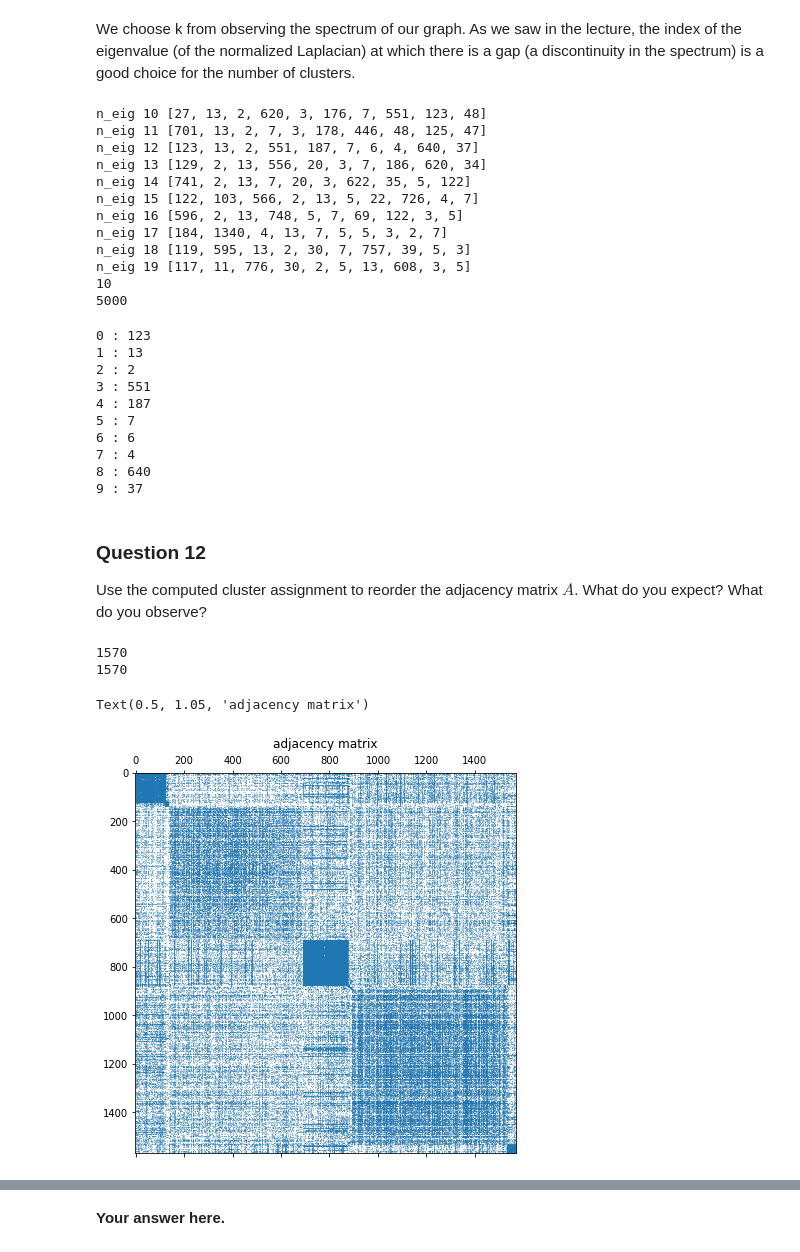
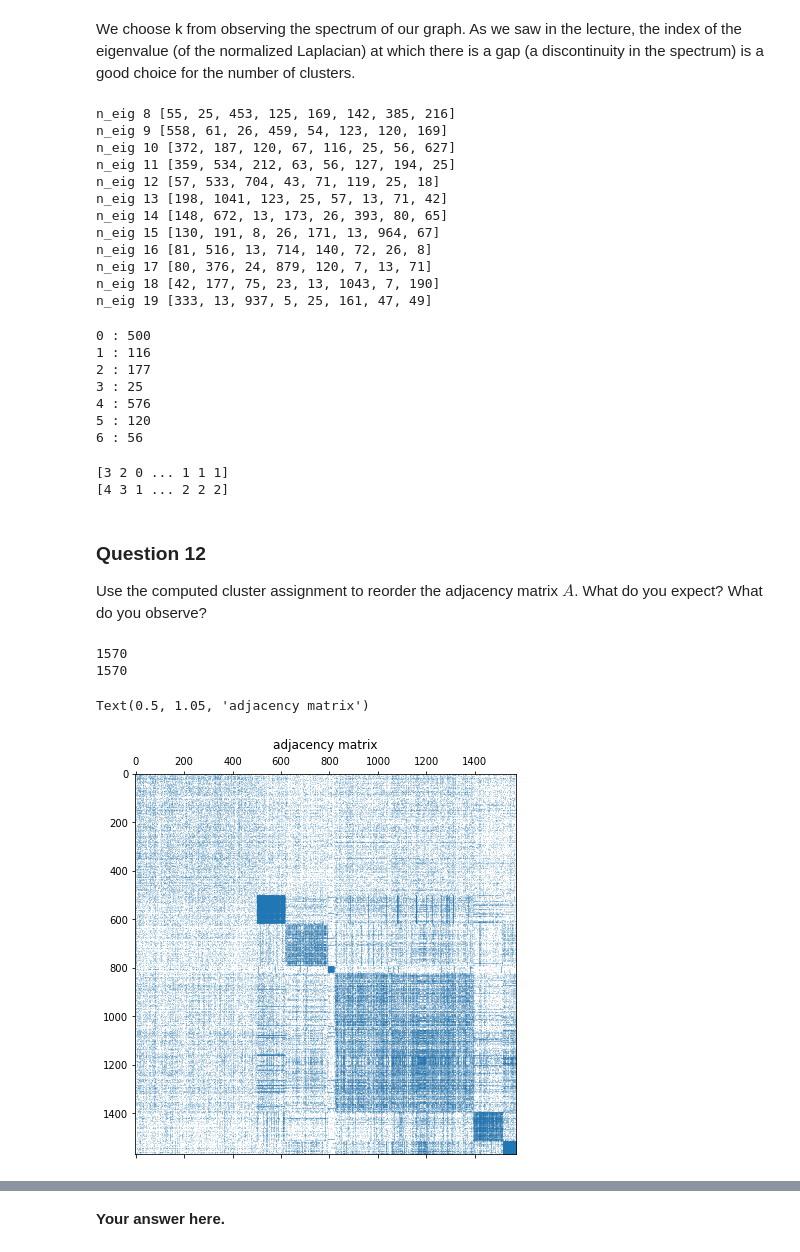
Before and after one commit to vndk36/Project_ntds2018, a Jupyter notebook: Milestone_3/3_spectral_graph_theory_coffee.ipynb, the cells around one changed output, grey strips where cells are left out. Drawn from its saved outputs; the diff is of its cells as text; code cells hidden in the pictures.

```diff
--- a/Milestone_3/3_spectral_graph_theory_coffee.ipynb
+++ b/Milestone_3/3_spectral_graph_theory_coffee.ipynb
@@ -268,7 +268,7 @@ Is there an upper bound on the eigenvalues, i.e., what is the largest possible e
 That is, it associates a vector $z_i \in \mathbb{R}^d$ to every node $v_i \in \mathcal{V}$.
 The graph $\mathcal{G}$ is thus embedded as $Z \in \mathbb{R}^{N \times d}$.
 # %%
-idx=np.where(np.abs(vects_un[:,3]) <1e-5 , 0, 1)
+idx=np.where(np.abs(vects_un[:,3]) <1e-8 , 0, 1)
 # create an array containing the index of the nodes which are not in the giant component
 idx_non_giant=np.argwhere(1-idx > 0)
 print(len(np.argwhere(idx > 0)))
@@ -279,7 +279,8 @@ adjacency_red = np.delete(adjacency,idx_non_giant,0)
 adjacency_red = np.delete(adjacency_red,idx_non_giant,1)
 feat=fits_red
 feat=fits_red.loc[np.argwhere(idx > 0).flatten()]
-len(adjacency_red)
+print(len(feat))
+print(len(adjacency_red))
 # %% [output]
 1570
 0
@@ -448,7 +482,7 @@ We choose k from observing the spectrum of our graph. As we saw in the lecture,
 # %%
 n_eigV=12
 # 3 5 10
-k=10
+k=8
 min_max_val=5000
 
 H=eigenvectors_s[:,1:n_eigV]
@@ -464,25 +498,22 @@ for n_eigV in range(k,20,1):
         labs.append(len(np.argwhere(K_means.labels_ == i)))
         #print(i,':',labs[i])
     print('n_eig',n_eigV,labs)
-
-print(n_opt)
-print(min_max_val)
 # %% [output]
-n_eig 10 [27, 13, 2, 620, 3, 176, 7, 551, 123, 48]
-n_eig 11 [701, 13, 2, 7, 3, 178, 446, 48, 125, 47]
-n_eig 12 [123, 13, 2, 551, 187, 7, 6, 4, 640, 37]
-n_eig 13 [129, 2, 13, 556, 20, 3, 7, 186, 620, 34]
-n_eig 14 [741, 2, 13, 7, 20, 3, 622, 35, 5, 122]
-n_eig 15 [122, 103, 566, 2, 13, 5, 22, 726, 4, 7]
-n_eig 16 [596, 2, 13, 748, 5, 7, 69, 122, 3, 5]
-n_eig 17 [184, 1340, 4, 13, 7, 5, 5, 3, 2, 7]
-n_eig 18 [119, 595, 13, 2, 30, 7, 757, 39, 5, 3]
-n_eig 19 [117, 11, 776, 30, 2, 5, 13, 608, 3, 5]
-10
-5000
+n_eig 8 [55, 25, 453, 125, 169, 142, 385, 216]
+n_eig 9 [558, 61, 26, 459, 54, 123, 120, 169]
+n_eig 10 [372, 187, 120, 67, 116, 25, 56, 627]
+n_eig 11 [359, 534, 212, 63, 56, 127, 194, 25]
+n_eig 12 [57, 533, 704, 43, 71, 119, 25, 18]
+n_eig 13 [198, 1041, 123, 25, 57, 13, 71, 42]
+n_eig 14 [148, 672, 13, 173, 26, 393, 80, 65]
+n_eig 15 [130, 191, 8, 26, 171, 13, 964, 67]
+n_eig 16 [81, 516, 13, 714, 140, 72, 26, 8]
+n_eig 17 [80, 376, 24, 879, 120, 7, 13, 71]
+n_eig 18 [42, 177, 75, 23, 13, 1043, 7, 190]
+n_eig 19 [333, 13, 937, 5, 25, 161, 47, 49]
 # %%
-k=10
-n_eigV=12
+k=7
+n_eigV=10
 # 10 12
 
 H=eigenV[:,1:n_eigV]
@@ -498,16 +529,19 @@ labels=K_means.labels_
 ## turn a graph into a set of vectors and run k-means on it,
 ## rows are samples, columns are features
 # %% [output]
-0 : 123
-1 : 13
-2 : 2
-3 : 551
-4 : 187
-5 : 7
-6 : 6
-7 : 4
-8 : 640
-9 : 37
+0 : 500
+1 : 116
+2 : 177
+3 : 25
+4 : 576
+5 : 120
+6 : 56
+# %%
+print(K_means.labels_)
+print(K_means.labels_+1)
+# %% [output]
+[3 2 0 ... 1 1 1]
+[4 3 1 ... 2 2 2]
 # %% [markdown]
 ### Question 12
 
@@ -516,29 +550,29 @@ What do you expect? What do you observe?
 # %%
 # Your code here.
 ## order by clusters, the order is no longer arbitrary, comment on wether this shows a structure in the network
 ## maybe the clusters will give sequels? MCU, Pirates of the carribeans...
 ## the clusters number order doesn't matter
 sort_by_cluster=np.argsort(labels)
 print(len(labels))
 print(len(fits_red))
 feat['cluster'] = labels
 feat['index_by_cluster']=np.argsort(sort_by_cluster)
 feat.sort_values('index_by_cluster')
 
 adjacency_sorted=adjacency_red[sort_by_cluster,:]
 adjacency_sorted=adjacency_sorted[:,sort_by_cluster]
 
 plt.figure(figsize=(7,7))
-plt.spy(adjacency_sorted, markersize=0.1)
+plt.spy(adjacency_sorted, markersize=0.05)
 #plt.imshow(adjacency_sorted)
 #plt.colorbar()
 #plt.show()
 plt.title('adjacency matrix')
 # %% [output]
 1570
 1570
 Text(0.5, 1.05, 'adjacency matrix')
-[figure, old version]
+[figure, new version]
 # %%
 feat.sort_values('cluster')
 # %% [output]
```
Also changed, not shown: parts of 13 cells of this notebook, 4 other files.
